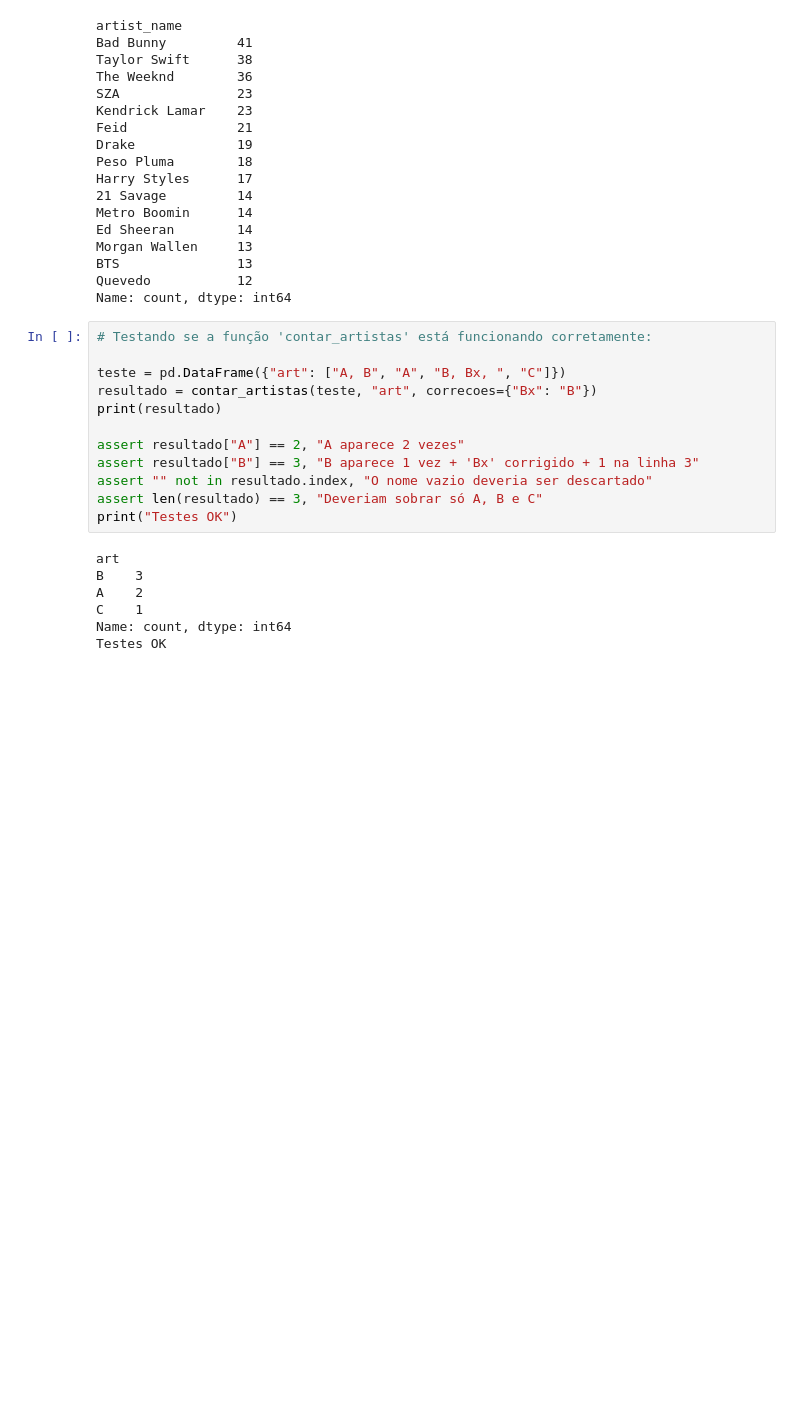
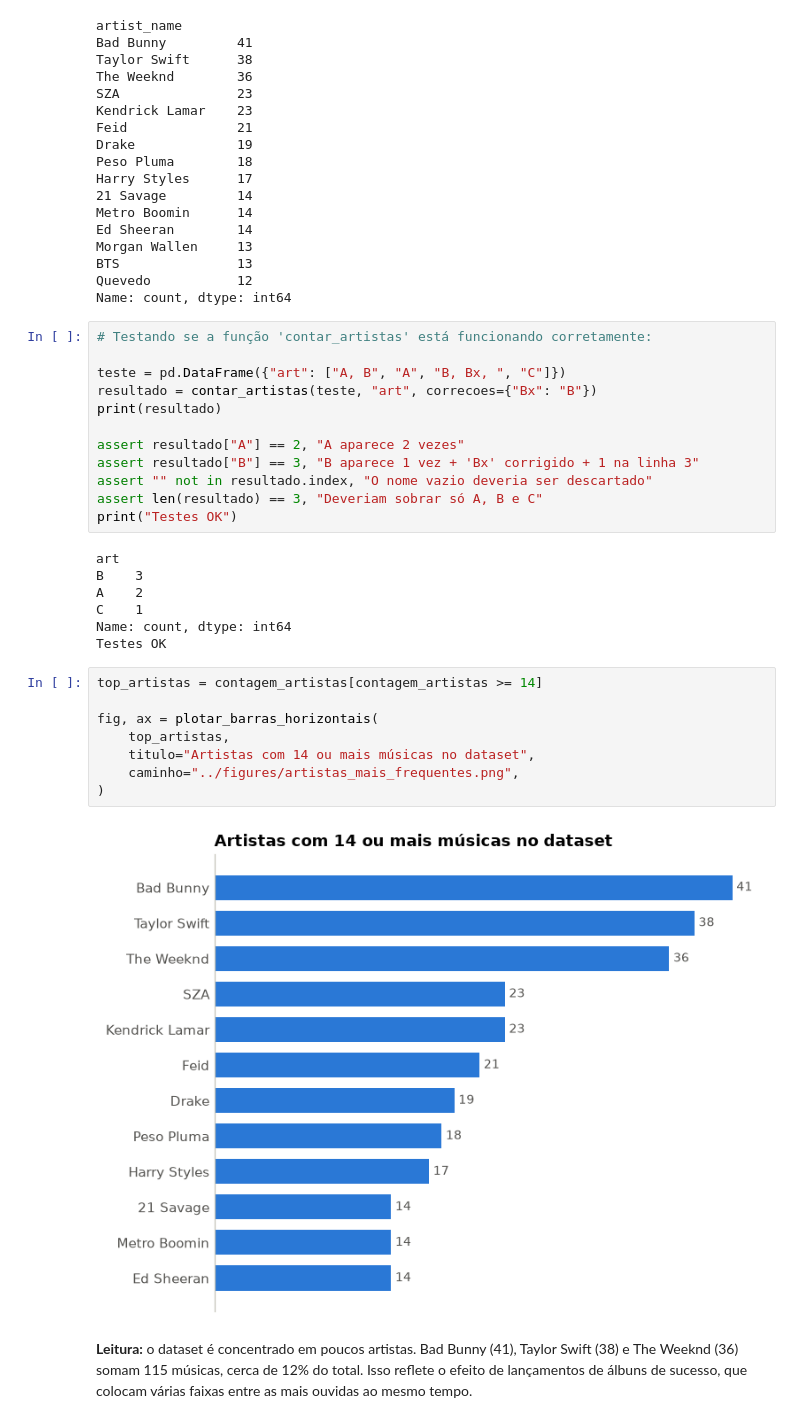
Before and after one commit to CarlosEduardodeCamposOlivera/spotify-streams-analysis, a Jupyter notebook: notebooks/03_analise_descritiva.ipynb, the cells around one changed output. Cells and saved outputs as stored; diff of their text form; blank space fills up the shorter version.

Commit message:
Adiciona estilo padrão e gráfico de artistas mais frequentes

```diff
--- a/notebooks/03_analise_descritiva.ipynb
+++ b/notebooks/03_analise_descritiva.ipynb
@@ -178,3 +181,17 @@ A    2
 C    1
 Name: count, dtype: int64
 Testes OK
+# %%
+top_artistas = contagem_artistas[contagem_artistas >= 14]
+
+fig, ax = plotar_barras_horizontais(
+    top_artistas,
+    titulo="Artistas com 14 ou mais músicas no dataset",
+    caminho="../figures/artistas_mais_frequentes.png",
+)
+# %% [output]
+[figure, added]
+# %% [markdown]
+**Leitura:** o dataset é concentrado em poucos artistas. Bad Bunny (41), Taylor Swift (38) e
+The Weeknd (36) somam 115 músicas, cerca de 12% do total. Isso reflete o efeito de lançamentos de
+álbuns de sucesso, que colocam várias faixas entre as mais ouvidas ao mesmo tempo.
```
Also changed, not shown: parts of 2 cells of this notebook, 2 other files.
